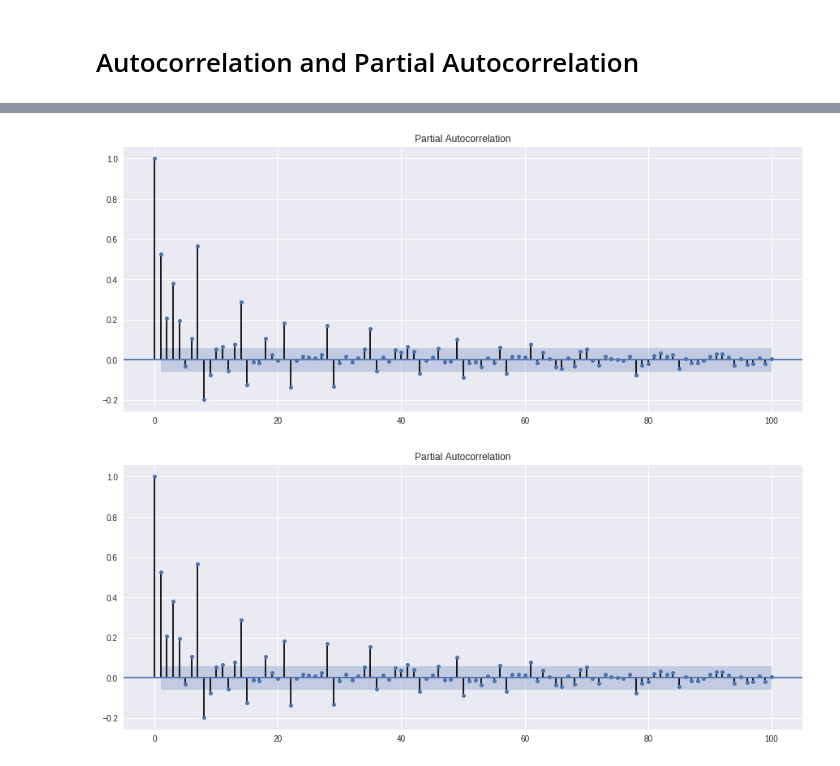
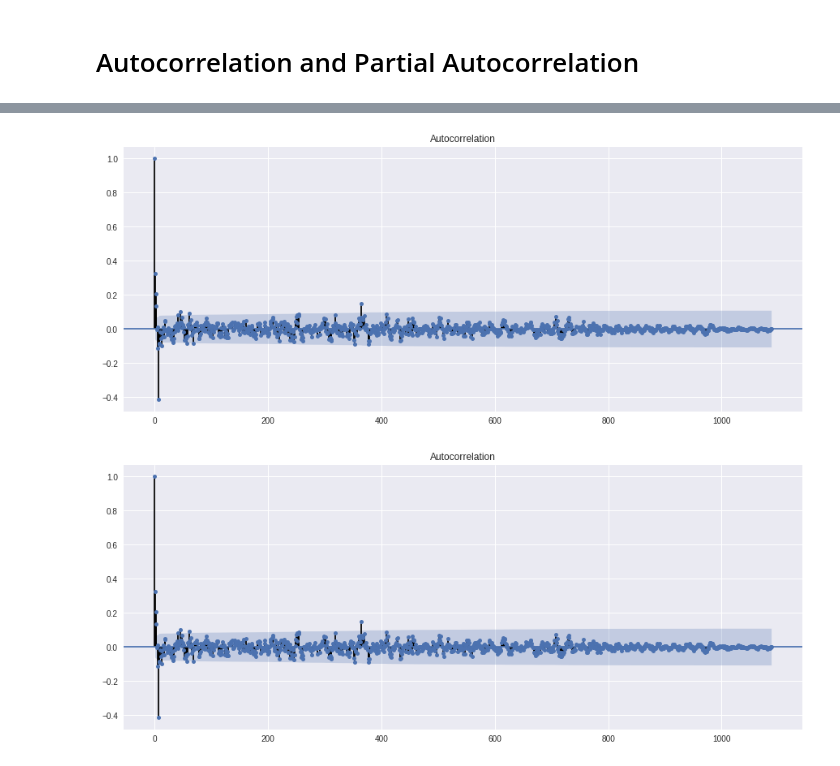
Before and after one commit to jawaharreddy/Flinkster-Data-Analysis, a Jupyter notebook: ARIMA_model.ipynb, the cells around one changed output, grey strips where cells are left out. Cells and saved outputs as stored; diff of their text form; code cells hidden in the pictures.

```diff
--- a/ARIMA_model.ipynb
+++ b/ARIMA_model.ipynb
@@ -139,5 +175,3 @@ pd.rolling_std is deprecated for Series and will be removed in a future version,
 # Autocorrelation and Partial Autocorrelation
 # %%
 from statsmodels.graphics.tsaplots import plot_acf, plot_pacf
-# %%
-plot_acf(per_day.iloc[:,1].dropna(inplace = False), lags = 100)
@@ -147,5 +178,5 @@ plot_acf(per_day.iloc[:,1].dropna(inplace = False), lags = 100)
-# %%
-plot_pacf(per_day.iloc[:,1].dropna(inplace = False), lags = 100)
-# %% [output]
-[figure, removed]
-[figure, removed]
+# %%
+plot_acf(per_day['Seasonal First Difference'].dropna())
+# %% [output]
+[figure, added]
+[figure, added]
```
Also changed, not shown: parts of 8 cells of this notebook.
